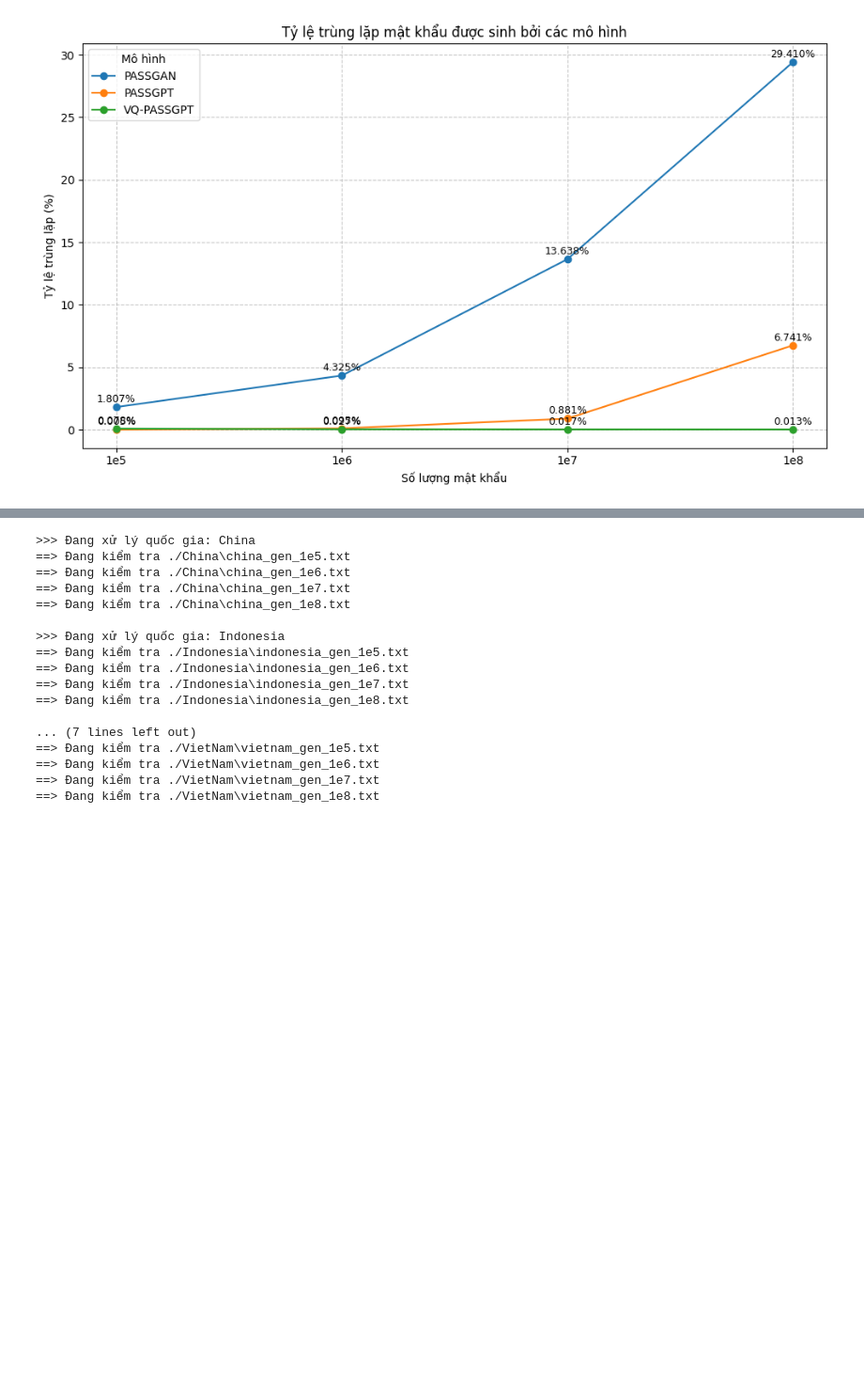
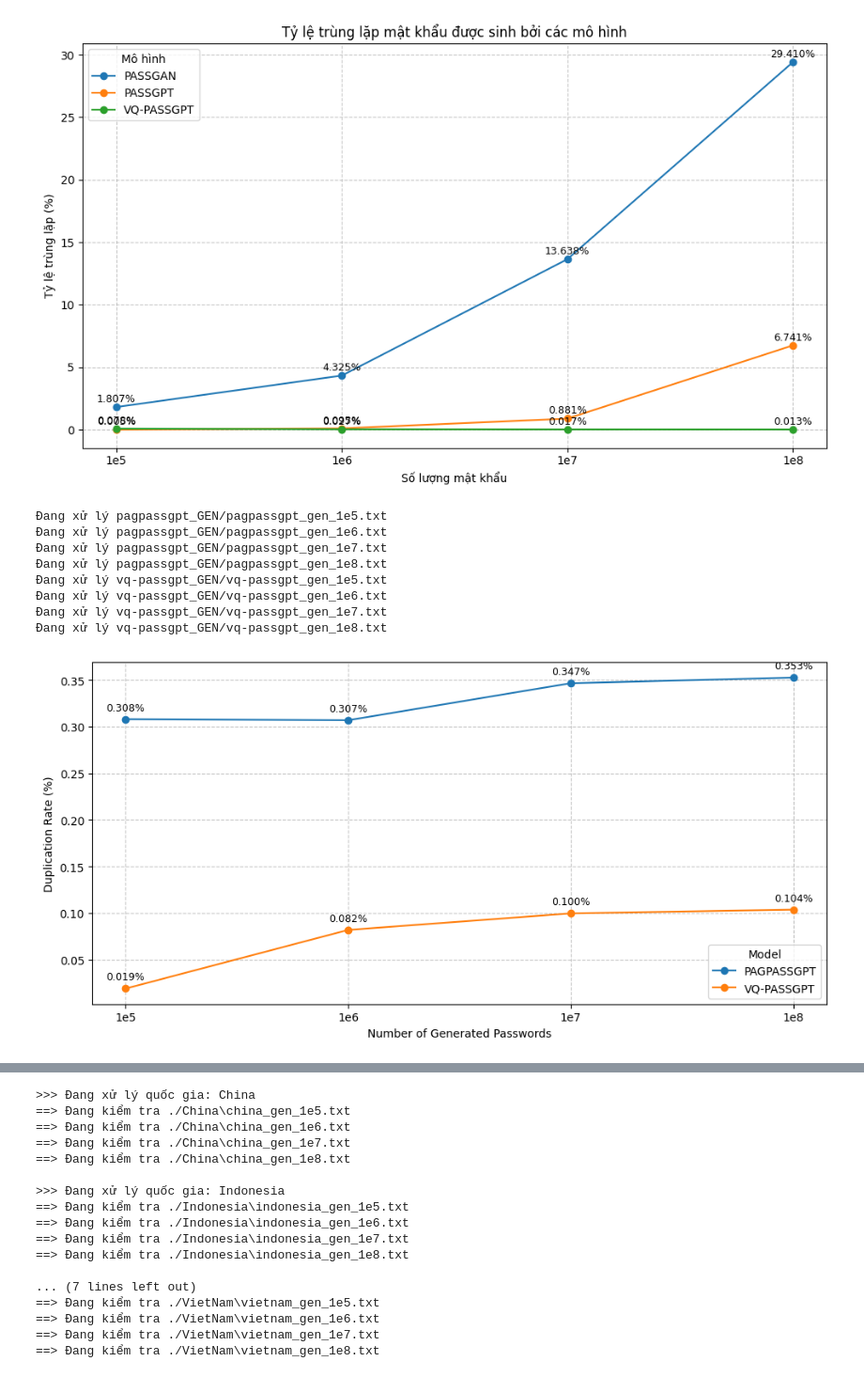
Before and after one commit to TrawlingAttack/VQ-PassGPT, a Jupyter notebook: VQ-PassGPT_evaluation.ipynb, the cells around one changed output, grey strips where cells are left out. Shown at 94% size. Cells and saved outputs as stored; diff of their text form; code cells hidden in the pictures; blank space fills up the shorter version.

```diff
--- a/VQ-PassGPT_evaluation.ipynb
+++ b/VQ-PassGPT_evaluation.ipynb
@@ -614,3 +614,64 @@ plt.show()
 Đang xử lý passgptv2_GEN/passgptv2_gen_1e7.txt
 Đang xử lý passgptv2_GEN/passgptv2_gen_1e8.txt
 [figure]
+# %%
+generators = ['pagpassgpt','vq-passgpt']
+sizes = ['1e5', '1e6', '1e7','1e8']
+
+# Map size string -> số lượng dòng mong muốn mặc định
+size_to_count = {
+    '1e5': 10**5,
+    '1e6': 10**6,
+    '1e7': 10**7,
+    '1e8': 10**8
+}
+
+duplication_rates = {}
+
+for gen in generators:
+    duplication_rates[gen.upper()] = {}
+    for size in sizes:
+        # Xác định số dòng kỳ vọng (custom nếu có)
+        expected_total = size_to_count[size]
+        file_path = f'{gen}_GEN/{gen}_gen_{size}.txt'
+        print(f'Đang xử lý {file_path}')
+
+        with open(file_path, 'r', encoding='latin-1', errors='ignore') as f:
+            unique_passwords = set(line.strip() for line in f)
+
+        duplicated = expected_total - len(unique_passwords)
+        duplication_rate = (duplicated / expected_total) * 100 if expected_total else 0
+        duplication_rates[gen.upper()][size] = duplication_rate
+
+# Create DataFrame for plotting
+dup_df = pd.DataFrame(duplication_rates).T
+dup_df = dup_df[sizes]  # ensure consistent column order
+
+# Plotting
+plt.figure(figsize=(10, 5))
+
+for model in dup_df.index:
+    y_values = dup_df.loc[model]
+    plt.plot(sizes, y_values, marker='o', label=model)
+
+    # Annotate each point with the percentage
+    for x, y in zip(sizes, y_values):
+        plt.text(x, y - 0.003, f'{y:.3f}%', ha='center', va='bottom', fontsize=9)
+
+#plt.title("Tỷ lệ trùng lặp mật khẩu được sinh bởi các mô hình")
+plt.xlabel("Number of Generated Passwords")
+plt.ylabel("Duplication Rate (%)")
+plt.grid(True, linestyle='--', alpha=0.7)
+plt.legend(title="Model")
+plt.tight_layout()
+plt.show()
+# %% [output]
+Đang xử lý pagpassgpt_GEN/pagpassgpt_gen_1e5.txt
+Đang xử lý pagpassgpt_GEN/pagpassgpt_gen_1e6.txt
+Đang xử lý pagpassgpt_GEN/pagpassgpt_gen_1e7.txt
+Đang xử lý pagpassgpt_GEN/pagpassgpt_gen_1e8.txt
+Đang xử lý vq-passgpt_GEN/vq-passgpt_gen_1e5.txt
+Đang xử lý vq-passgpt_GEN/vq-passgpt_gen_1e6.txt
+Đang xử lý vq-passgpt_GEN/vq-passgpt_gen_1e7.txt
+Đang xử lý vq-passgpt_GEN/vq-passgpt_gen_1e8.txt
+[figure, added]
```
Also changed, not shown: parts of 4 cells of this notebook.
